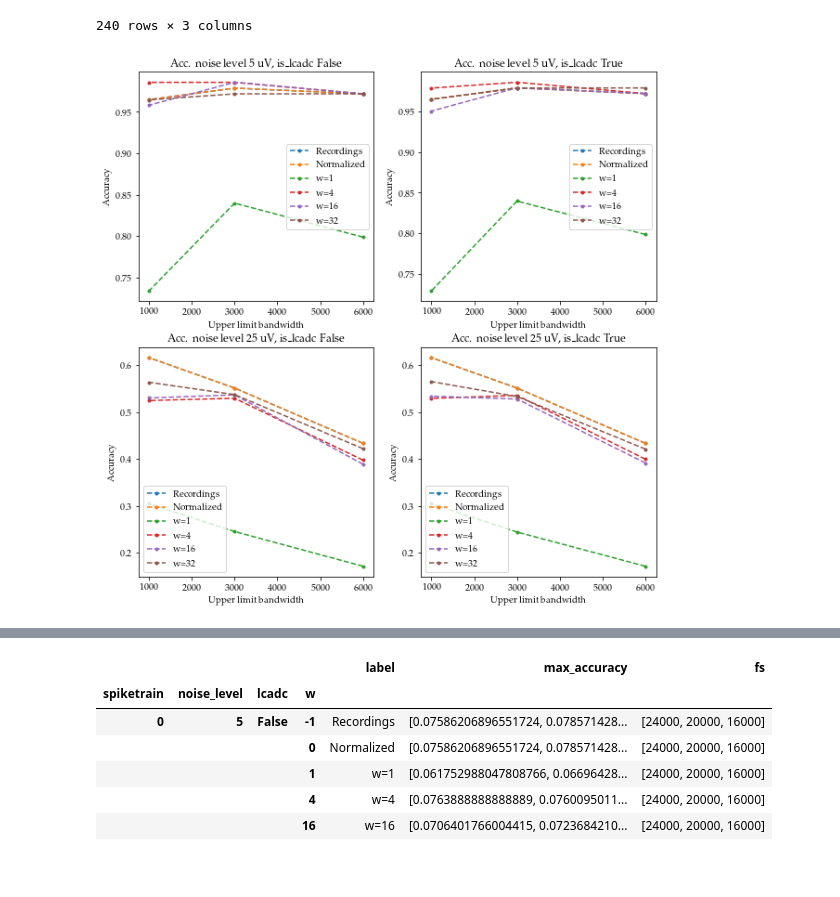
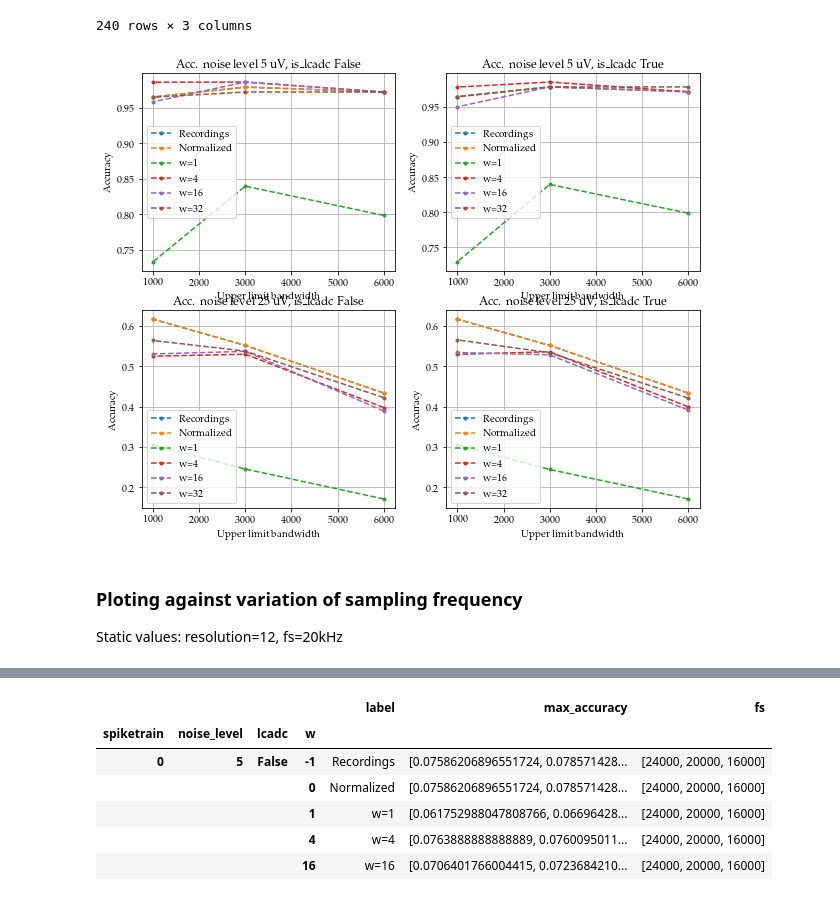
Before and after one commit to LuighiV/eapprocessor, a Jupyter notebook: notebooks/4_Plot_signals_results_consolidated.ipynb, the cells around one changed output, grey strips where cells are left out. Saved outputs shown, nothing was run; the diff lists cells and outputs as text; code cells hidden in the pictures; blank space fills up the shorter version.

```diff
--- a/notebooks/4_Plot_signals_results_consolidated.ipynb
+++ b/notebooks/4_Plot_signals_results_consolidated.ipynb
@@ -852,6 +857,7 @@ df.loc[df["type"]=="neo",("label")] = df.loc[df["type"]=="neo",("w")].apply(lamb
 # %%
 evaluations = df[((df["resolution"]==12) &
-                  (df["bw_ul"]==6000) & (df["fs"]==20000) &
+                  (df["bw_ul"]==6000) &
+                  (df["fs"]==20000) &
                   (df["noise_level"].isin([5,25])))]
 evaluations
 # %% [output]
@@ -962,5 +965,5 @@ import matplotlib.pyplot as plt
 # %%
-fig = plt.figure(figsize=(10,10))
+fig = plt.figure(figsize=(10,8))
 ax = fig.subplots(ncols=2,nrows=2)
 spiketrain= 8
 
@@ -968,7 +971,8 @@ for head, ax in zip(head_values.values.tolist(), ax.ravel()):
     sel = grouped.loc[(spiketrain,*head,)]
     for srow in sel.itertuples(index=False):
         ax.plot(srow.resolution, srow.max_accuracy, '.--',label=srow.label)
-    ax.legend()
+    ax.legend(loc="best")
+    ax.grid()
     ax.set_xlabel("Resolution")
     ax.set_ylabel("Accuracy")
     ax.set_title(f"Acc. noise level {head[0]} uV, is_lcadc {head[1]}")
@@ -1014,17 +1008,18 @@ grouped
 |  |  |  | 32 | w=32 | [0.05275779376498801, 0.049382716... | [6000, 3000, 1000] |
 240 rows × 3 columns
 # %%
-fig = plt.figure(figsize=(10,10))
+fig = plt.figure(figsize=(10,8))
 ax = fig.subplots(ncols=2,nrows=2)
 spiketrain= 8
 
 for head, ax in zip(head_values.values.tolist(), ax.ravel()):
     sel = grouped.loc[(spiketrain,*head,)]
     for srow in sel.itertuples(index=False):
         ax.plot(srow.bw_ul, srow.max_accuracy, '.--',label=srow.label)
-    ax.legend()
+    ax.legend(loc="best")
+    ax.grid()
     ax.set_xlabel("Upper limit bandwidth")
     ax.set_ylabel("Accuracy")
     ax.set_title(f"Acc. noise level {head[0]} uV, is_lcadc {head[1]}")
 # %% [output]
-[figure, old version]
+[figure, new version]
@@ -1031,3 +1028,6 @@ for head, ax in zip(head_values.values.tolist(), ax.ravel()):
+# %% [markdown]
+### Ploting against variation of sampling frequency
+Static values: resolution=12, fs=20kHz
 # %%
 evaluations = df[((df["resolution"]==12) & (df["bw_ul"]==6000) &
                   (df["noise_level"].isin([5,25])))].copy()
```
Also changed, not shown: parts of 28 cells of this notebook, 9 other files.
